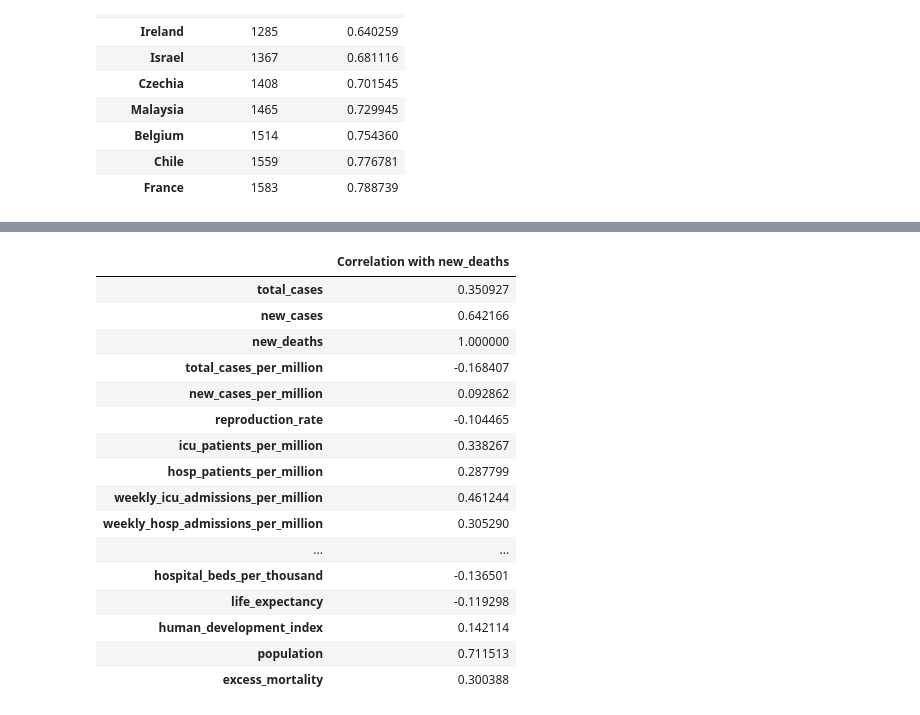
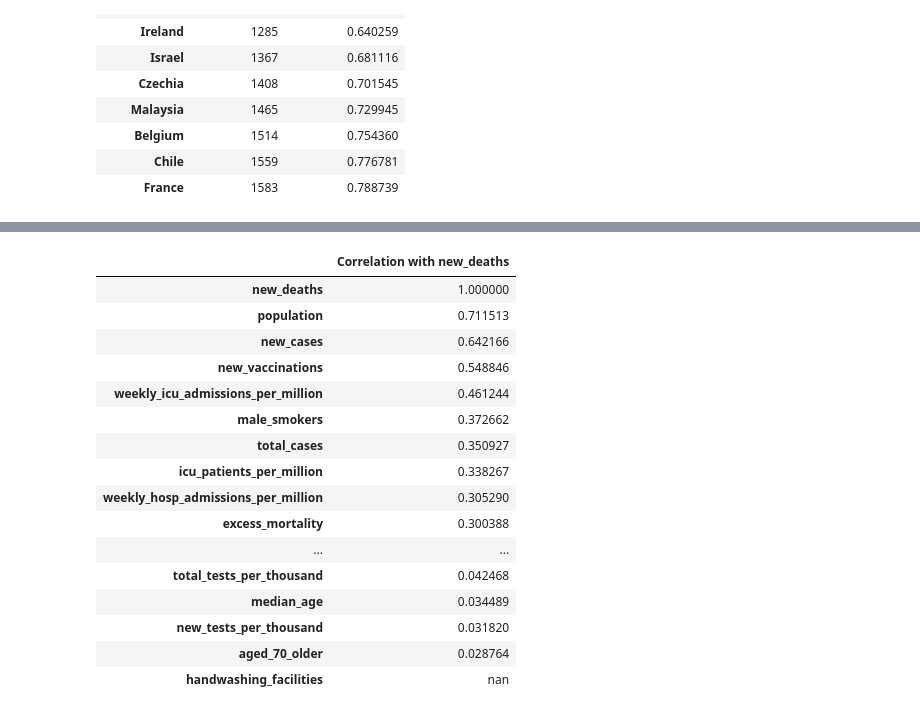
Before and after one commit to y-ginther/DS-Capstone, a Jupyter notebook: data_cleaning.ipynb, the cells around one changed output, grey strips where cells are left out. Drawn from its saved outputs; the diff is of its cells as text; code cells hidden in the pictures.

```diff
--- a/data_cleaning.ipynb
+++ b/data_cleaning.ipynb
@@ -86,12 +97,12 @@ sorted_countries.head(10)
 # %%
 #missingness by variable
 def highlight(val):
-    color = 'red' if val > 0.5 else 'black'
+    color = 'red' if val > 0.5 else 'default'
     return f'color: {color}'
 
 missing_values = data.isnull().sum()
 missingness_prop = missing_values / len(data)
-column_missingness = missing_values.to_frame(name='total_missing').join(missingness_prop.rename('missingness_prop'))
+column_missingness = missing_values.to_frame(name='total_missing').join(missingness_prop.rename('missingness_prop')).sort_values(by='missingness_prop',ascending=False)
 column_missingness = column_missingness.style.applymap(highlight, subset=['missingness_prop'])
 column_missingness
 # %% [output]
@@ -115,26 +126,26 @@ column_missingness
 # %%
 #correlation matrix
-corr = pd.DataFrame(data.corrwith(data["new_deaths"]))
+corr = pd.DataFrame(np.abs(data.corrwith(data["new_deaths"])).sort_values(ascending=False))
 corr = corr.rename(columns={0: 'Correlation with new_deaths'})
 corr.style.applymap(highlight)
 # %% [output]
 |  | Correlation with new_deaths |
+| new_deaths | 1.000000 |
+| population | 0.711513 |
+| new_cases | 0.642166 |
+| new_vaccinations | 0.548846 |
+| weekly_icu_admissions_per_million | 0.461244 |
+| male_smokers | 0.372662 |
 | total_cases | 0.350927 |
-| new_cases | 0.642166 |
-| new_deaths | 1.000000 |
-| total_cases_per_million | -0.168407 |
-| new_cases_per_million | 0.092862 |
-| reproduction_rate | -0.104465 |
 | icu_patients_per_million | 0.338267 |
-| hosp_patients_per_million | 0.287799 |
-| weekly_icu_admissions_per_million | 0.461244 |
 | weekly_hosp_admissions_per_million | 0.305290 |
+| excess_mortality | 0.300388 |
 | ... | ... |
-| hospital_beds_per_thousand | -0.136501 |
-| life_expectancy | -0.119298 |
-| human_development_index | 0.142114 |
-| population | 0.711513 |
-| excess_mortality | 0.300388 |
+| total_tests_per_thousand | 0.042468 |
+| median_age | 0.034489 |
+| new_tests_per_thousand | 0.031820 |
+| aged_70_older | 0.028764 |
+| handwashing_facilities | nan |
 # %%
 num_col = data.select_dtypes(include=['number']).columns
 data_num = data[num_col]
```
Also changed, not shown: parts of 7 cells of this notebook.
